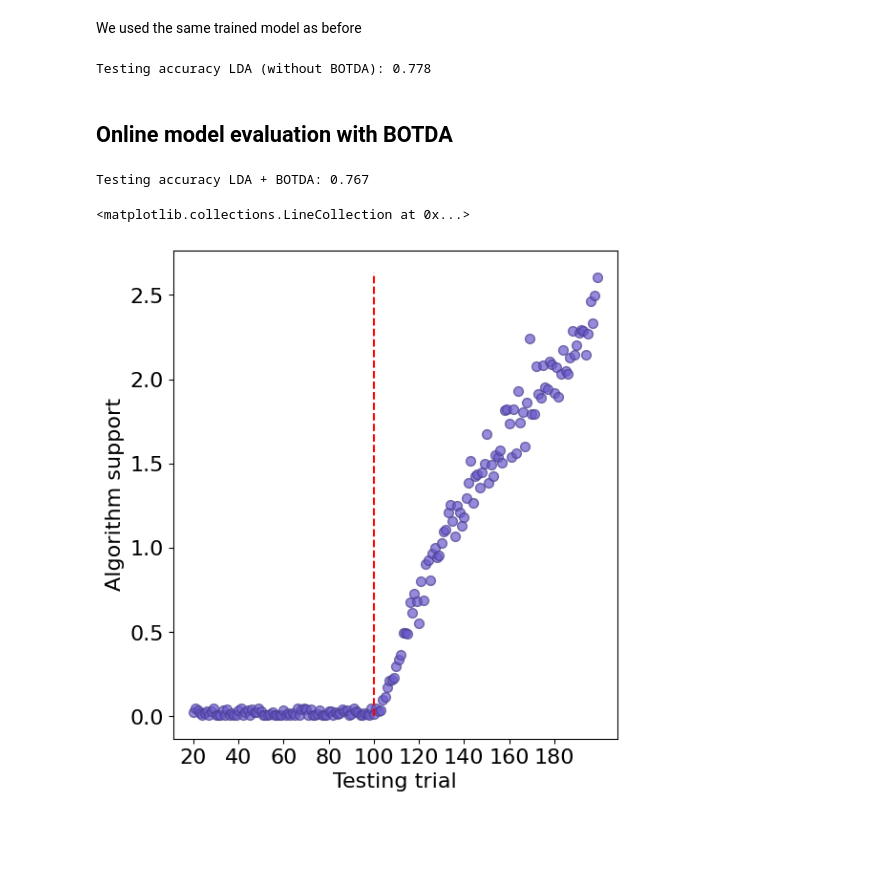
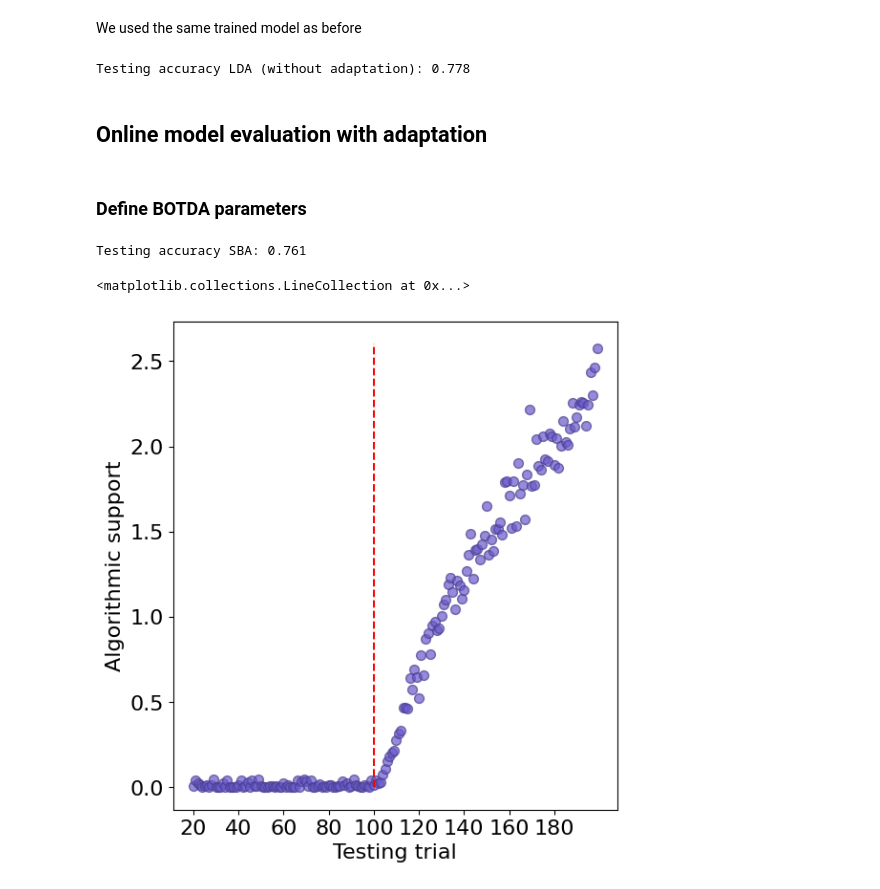
Before and after one commit to NiCALab-IMAL/SupportiveBackwardAdaptation, a Jupyter notebook: H_Algorithmic_support_reflects_MI_skills.ipynb, the cells around one changed output. Drawn from its saved outputs; the diff is of its cells as text; code cells hidden in the pictures; blank space fills up the shorter version.

```diff
--- a/H_Algorithmic_support_reflects_MI_skills.ipynb
+++ b/H_Algorithmic_support_reflects_MI_skills.ipynb
@@ -189,10 +189,10 @@ Testing accuracy LDA (without BOTDA): 0.856
 ### Define BOTDA parameters
 # %%
 # here regularization parameters are given
-rango_e = [1]
-rango_cl = [0.1]
+rango_e = [0.1]
+rango_cl = [1]
 metric = "sqeuclidean"
-outerkfold =20
+outerkfold = 20
 innerkfold = None
 M = 20
 norm = "max"
@@ -306,21 +305,32 @@ y_predict_lda = lda.predict(Gte)
 acc_lda = (accuracy_score(Yte, y_predict_lda))
 
 # Print testing LDA accuracy
-print('Testing accuracy LDA (without BOTDA): ' + str(round(acc_lda, 3)))
+print('Testing accuracy LDA (without adaptation): ' + str(round(acc_lda, 3)))
 # %% [output]
-Testing accuracy LDA (without BOTDA): 0.778
+Testing accuracy LDA (without adaptation): 0.778
 # %% [markdown]
-## Online model evaluation with BOTDA
+## Online model evaluation with adaptation
+# %% [markdown]
+### Define BOTDA parameters
+# %%
+# here regularization parameters are given
+rango_e = [0.1]
+rango_cl = [1]
+metric = "sqeuclidean"
+outerkfold = 20
+innerkfold = None
+M = 20
+norm = "max"
 # %%
 y_predict_ot = []  # Initialize list to store predicted classes
 Transp = []   # Initialize list to store transported features
-algorithm_support_fatigue = []  # Initialize list to store the transport cost values
+h_fatigue = []  # Initialize list to store the algorithmic support values
 
 # Select source subset based on CV and validation features
 G_botdatr, Y_botdatr, reg_botda=\
 SelectSubsetTraining_BOTDAl1l2(Gtr, Ytr, Gval, Yval, rango_e, rango_cl, lda, metric, outerkfold, innerkfold, M, norm)
 # Create BOTDA object
-botda = BOTDA(reg_botda, lda, metric)
+sba = SBA(reg_botda, lda, metric)
 
 # For each testing trial
 for re in range(0, len(Yte)):
@@ -337,34 +347,34 @@ for re in range(0, len(Yte)):
     Gte_ = csp.transform(Xte_)
 
     # Learn the transport based on the selected source subset and the current validation subset
-    botda.fit(G_botdatr, Gval_, Yval_)
+    sba.fit(G_botdatr, Gval_, Yval_)
     # Transport testing feature and predict its class
-    Gte_transported, y_pred_ = botda.transform(Gte_)
+    Gte_transported, y_pred_ = sba.transform(Gte_)
     Transp.append(Gte_transported)
     y_predict_ot.append(y_pred_)
     # Calculate the transport cost
-    botda_matrix = botda.coupling_
-    distance_ot = botda.cost_
-    algorithm_support_fatigue.append(botda_matrix[-1, :] @ distance_ot[-1,:])
+    botda_matrix = sba.coupling_
+    distance_ot = sba.cost_
+    h_fatigue.append(sba.algorithmic_support)
 
 Gte_ot = np.squeeze(Transp)
 y_predict_ot = np.squeeze(y_predict_ot)
 
 # Calculate accuracy
 acc_OT = accuracy_score(Yte,y_predict_ot)
-print('Testing accuracy LDA + BOTDA: ' + str(round(acc_OT, 3)))
+print('Testing accuracy SBA: ' + str(round(acc_OT, 3)))
 # %% [output]
-Testing accuracy LDA + BOTDA: 0.767
+Testing accuracy SBA: 0.761
 # %%
-coupling = np.squeeze(np.asarray(algorithm_support_fatigue))
+support = np.squeeze(np.asarray(h_fatigue))
 plt.rcParams.update({'font.size': 16})
 plt.figure(figsize=(6, 7))
-plt.scatter(np.arange(20, 200, 1), coupling, color="slateblue", marker='o', s=50, edgecolors='darkslateblue', alpha=0.7 )
+plt.scatter(np.arange(20, 200, 1), support, color="slateblue", marker='o', s=50, edgecolors='darkslateblue', alpha=0.7 )
 plt.xlabel('Testing trial')
-plt.ylabel('Algorithm support')
+plt.ylabel('Algorithmic support')
 plt.xticks(np.arange(20, 200, 20))
 plt.subplots_adjust(bottom=0.15)
-plt.vlines(100, 0, max(coupling)*1.01, colors='r', linestyles='dashed', label='Fatigue starts')
+plt.vlines(100, 0, max(support)*1.01, colors='r', linestyles='dashed', label='Fatigue starts')
 # %% [output]
 <matplotlib.collections.LineCollection at 0x...>
-[figure, old version]
+[figure, new version]
```
Also changed, not shown: parts of 14 cells of this notebook, 2 other files.
